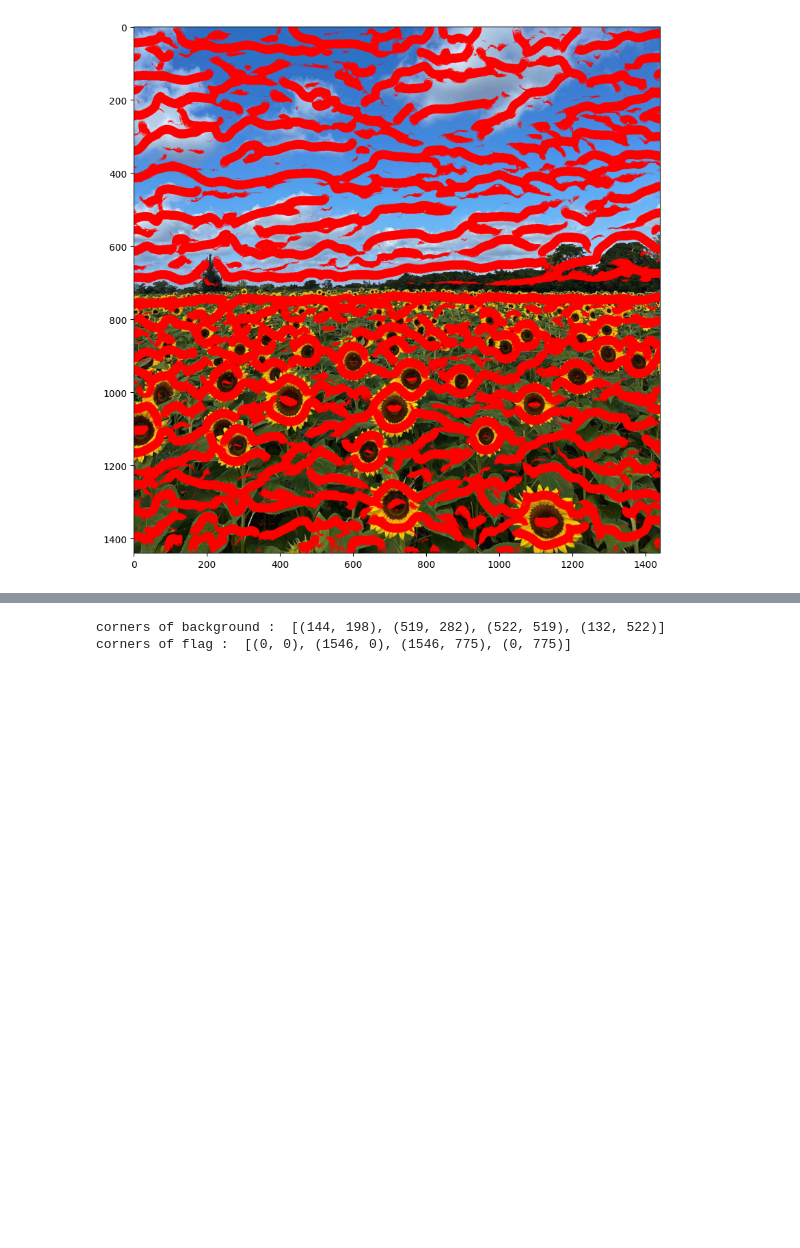
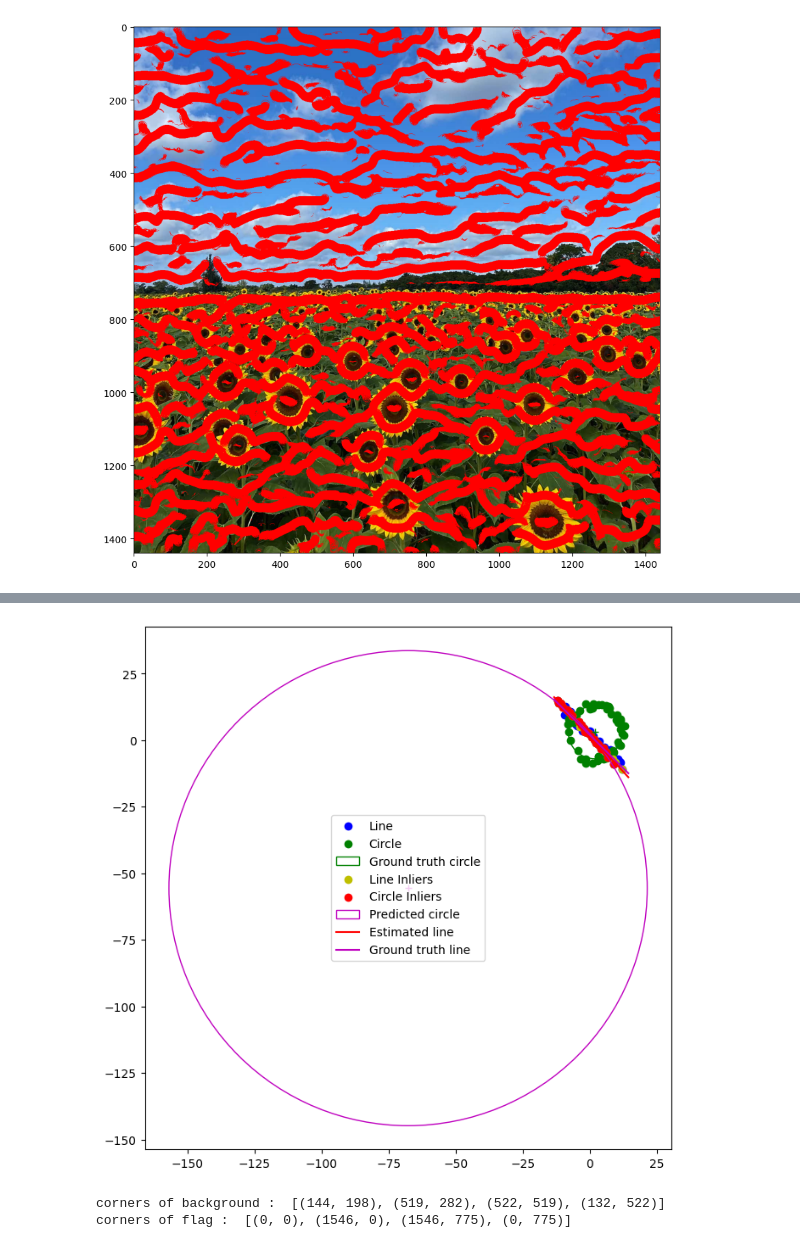
Before and after one commit to SadeepRathnayaka/EN3160-Image-Processing-and-Machine-Vision, a Jupyter notebook: Assignment 2/assignment2.ipynb, the cells around one changed output, grey strips where cells are left out. Drawn from its saved outputs; the diff is of its cells as text; code cells hidden in the pictures; blank space fills up the shorter version.

```diff
--- a/Assignment 2/assignment2.ipynb
+++ b/Assignment 2/assignment2.ipynb
@@ -48,0 +183,68 @@ plt.show()
+# %%
+if np.sum(best_inliers) != 0 :
+    X_circle = X[best_inliers, :]
+else :
+    X_circle = X
+
+def consensus_circle(data, model, th) :
+    c_x, c_y, r = model
+    dis = np.sqrt((data[:,0] - c_x)**2 + (data[:,1] - c_y)**2)
+    return np.abs(dis - r) < th
+
+def tls_circle(xyr, X, indexes) :
+    c_x, c_y, r = xyr[0], xyr[1], xyr[2]
+    error = np.sqrt((X[indexes,0] - c_x)**2 + (X[indexes,1] - c_y)**2)
+    return np.sum(np.abs(error - r))
+
+th = 1
+constrain = {'type': 'ineq', 'fun': lambda x: x[2] - th}
+
+def ransac_circle(X, iteration, th, th_inliers):
+    n = X.shape[0]
+    best_error_circle = np.inf
+    best_inliers_circle = []
+
+    for i in range(iteration) :
+        indexes = np.random.choice(n, 3, replace=False)
+        xyr = [1,1,1]
+        result = minimize(fun=tls_circle, args=(X,indexes), x0=xyr, tol=1e-6,constraints=constrain,options={'disp': True})
+
+        inliers = consensus_circle(X, result.x, th)
+        n_inliers = np.sum(inliers)
+
+        if n_inliers > th_inliers :
+            xyr = result.x
+            result = minimize(fun=tls_circle, args=(X,indexes), x0=xyr, tol=1e-6,constraints=constrain,options={'disp': True})
+
+            if result.fun < best_error_circle :
+                best_error_circle = result.fun
+                best_x, best_y, best_r = result.x
+                best_inliers_circle = inliers    # inlierss of the best fitting circle
+
+    return best_x, best_y, best_r, best_inliers_circle
+
+best_x, best_y, best_r, best_inliers_circle = ransac_circle(X_circle,500,th ,0.85*X_circle.shape[0])
+
+fig, ax = plt.subplots(1, 1, figsize=(8, 8))
+
+ax.scatter(X_line[:, 0], X_line[:, 1], color='b', label='Line')
+ax.scatter(X_circ[:, 0], X_circ[:, 1], color='g', label='Circle')
+
+circle_gt = plt.Circle((x0_gt, y0_gt), r, color='g', fill=False, label='Ground truth circle')
+ax.add_patch(circle_gt)
+ax.plot(x0_gt, y0_gt, '+', color='g')
+
+
+ax.scatter(X[best_inliers, 0], X[best_inliers, 1], color='y', label='Line Inliers')
+ax.scatter(X_circle[best_inliers_circle, 0], X_circle[best_inliers_circle, 1], color='r', label='Circle Inliers')
+circle_pred = plt.Circle((best_x, best_y), best_r, color='m', fill=False, label='Predicted circle')
+
+ax.add_patch(circle_pred)
+ax.plot(best_x, best_y, '+', color='m')
+
+plt.plot(x_, y_pred, color='r', label='Estimated line')
+plt.plot(x_, y_, color='m', label='Ground truth line')
+
+plt.legend()
+plt.show()
+# %% [output]
@@ -49,3 +268,4 @@ plt.show()
+[figure, added]
 # %%
 image3_bg = cv.imread("wadham_college.jpg", cv.IMREAD_COLOR)
 image3_flag = cv.imread("flag.png", cv.IMREAD_COLOR)
```
Also changed, not shown: parts of 5 cells of this notebook.
